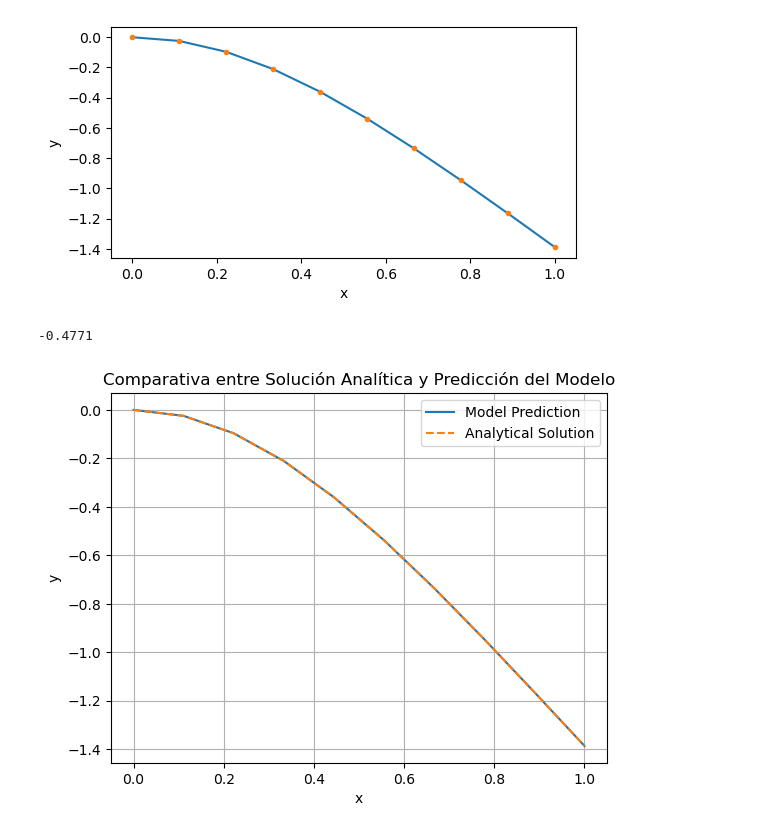
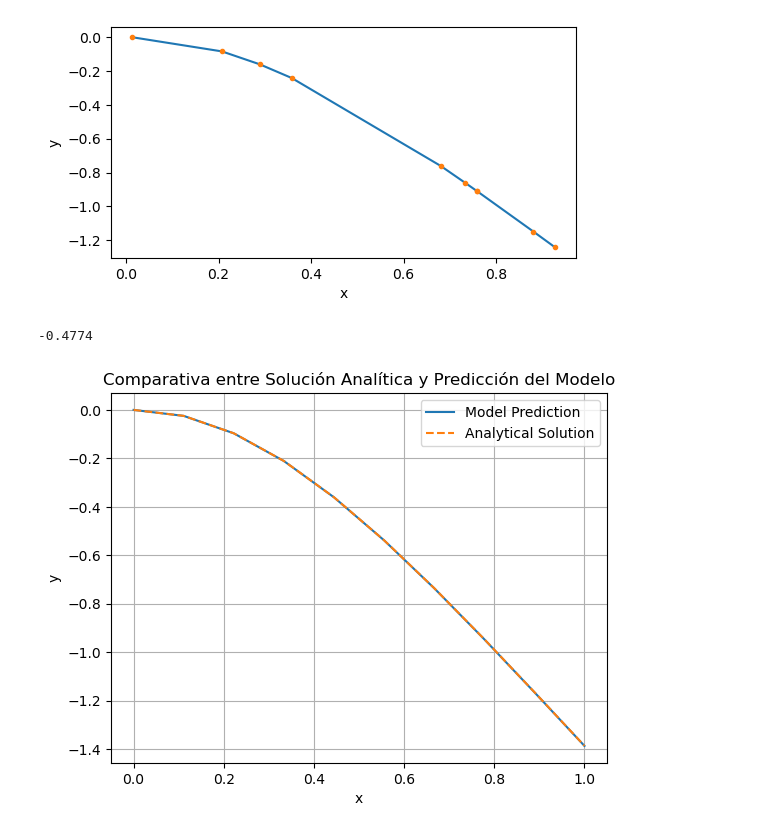
Before and after one commit to oscar-rincon/Legendre-FLNN-PINNs, a Jupyter notebook: inverse/Example_1.ipynb, the cells around one changed output. Cells and saved outputs as stored; diff of their text form; code cells hidden in the pictures.

Commit message:
Update lb value in Example_1.ipynb

```diff
--- a/inverse/Example_1.ipynb
+++ b/inverse/Example_1.ipynb
@@ -58,23 +62,7 @@ class OrthogonalNeuralNetwork(nn.Module):
 # %%
 lb = 1e-12
 ub = 1
-#x = torch.linspace(lb, ub, 10, dtype=torch.float64, requires_grad=True).to(device)
-
-import torch
-
-# Assuming 'lb', 'ub', and 'device' are defined elsewhere in your code.
-
-# Step 1: Generate 10 random values between 0 and 1
-random_values = torch.rand(10)
-
-# Step 2: Scale these values to the range [lb, ub]
-scaled_values = lb + (ub - lb) * random_values
-
-# Step 3: Sort the scaled values to ensure they are ordered
-sorted_values = torch.sort(scaled_values).values
-
-# Convert to the desired dtype and move to device
-x = sorted_values.to(dtype=torch.float64, device=device)
+x = torch.linspace(lb, ub, 10, dtype=torch.float64, requires_grad=True).to(device)
 
 # Set requires_grad=True separately
 x.requires_grad_(True)
@@ -136,22 +124,30 @@ Tiempo de entrenamiento: 0.03275609016418457 segundos
 # %%
-x = torch.linspace(lb, ub, 10, dtype=torch.float64, requires_grad=True).to(device)
+# Step 3: Sort the scaled values to ensure they are ordered
+sorted_values = torch.sort(scaled_values).values
+
+# Convert to the desired dtype and move to device
+x = sorted_values.to(dtype=torch.float64, device=device)
+
+# Set requires_grad=True separately
+x.requires_grad_(True)
+
 with torch.no_grad():
     y_pred = model(x)
 y_pred = x**2*y_pred
 # Convertir tensores a numpy para visualización
 x = x.cpu().detach().numpy()
 y_pred = y_pred.cpu().detach().numpy()
 
 # Graficar los resultados
 plt.figure(figsize=(6, 3))
 plt.plot(x, y_pred)
 plt.plot(x, y_pred,'.')
 plt.xlabel('x')
 plt.ylabel('y')
 plt.grid(False)
 plt.show()
 # %% [output]
-[figure, old version]
+[figure, new version]
 # %%
 # Define input x with double precision
 x = torch.tensor([0.5191], dtype=torch.float64)
@@ -167,7 +163,7 @@ y_pred = x**2*y_pred
 # Print the result
 print(np.round(y_pred.item(), 4))
 # %% [output]
--0.4771
+-0.4774
 # %%
 # Define the analytical function
 def analytical(x):
```
Also changed, not shown: parts of 3 cells of this notebook, 4 other files.
